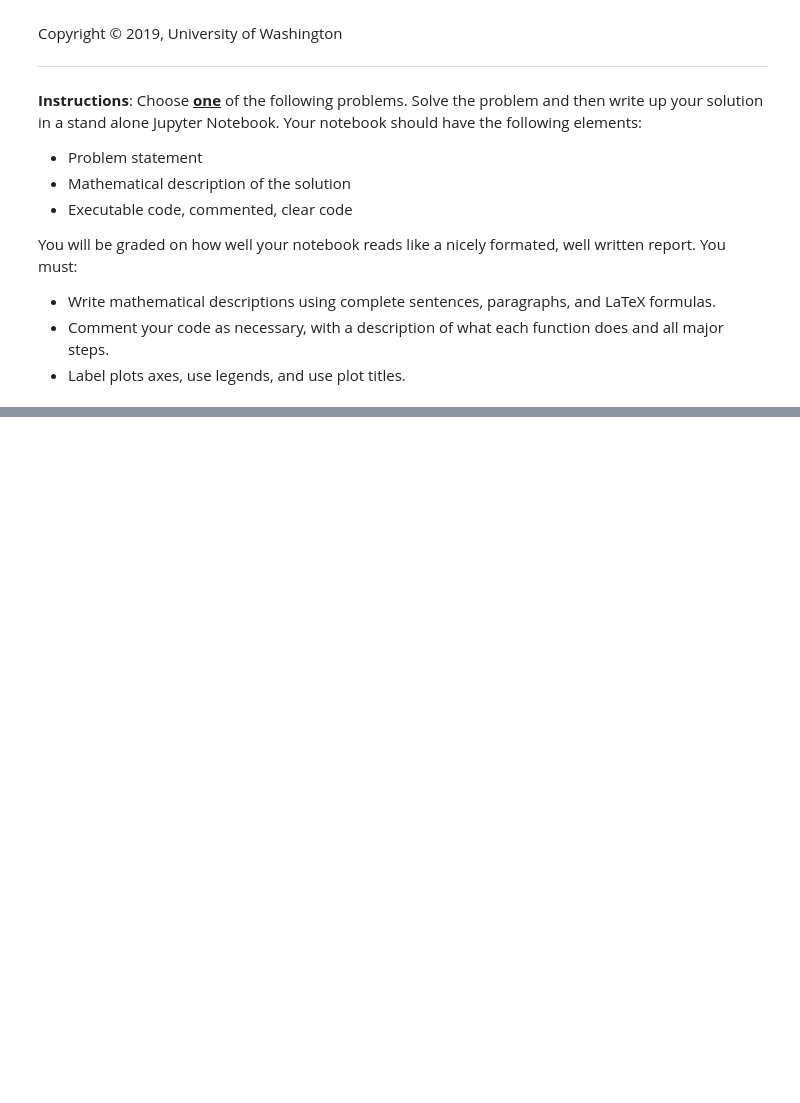
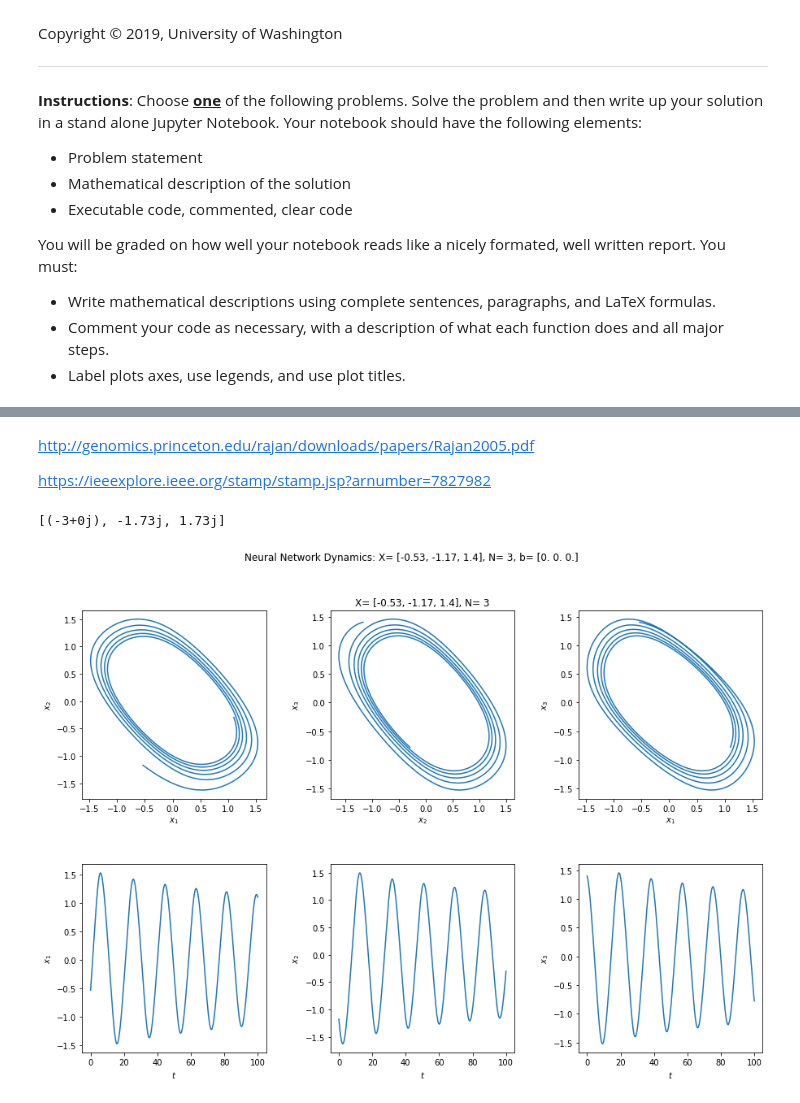
Before and after one commit to kegedy/EE502P, a Jupyter notebook: hw/kevin/HW10.ipynb, the cells around one changed output, grey strips where cells are left out. Saved outputs shown, nothing was run; the diff lists cells and outputs as text; code cells hidden in the pictures; blank space fills up the shorter version.

```diff
--- a/hw/kevin/HW10.ipynb
+++ b/hw/kevin/HW10.ipynb
@@ -361,0 +107,4 @@ The iterable function was deprecated in Matplotlib 3.1 and will be removed in 3.
+# %% [markdown]
+http://genomics.princeton.edu/rajan/downloads/papers/Rajan2005.pdf
+
+https://ieeexplore.ieee.org/stamp/stamp.jsp?arnumber=7827982
@@ -361,0 +132,69 @@ The iterable function was deprecated in Matplotlib 3.1 and will be removed in 3.
+# %%
+# neurons
+N = 3
+
+# weight matrix
+W = -np.array([
+    [1,2,0],
+    [0,1,2],
+    [2,0,1]
+])
+
+# bias
+b = np.zeros(N)
+
+# time
+t = np.linspace(0., 100, 6000)
+# %%
+# Format Eigenvalues
+_W = sp.Matrix(W)
+eigs = list(_W.eigenvals().keys())
+eigs = [eig.evalf() for eig in eigs]
+for i,eig in enumerate(eigs):
+    eig = complex(eig)
+    if round(eig.real,2)==0 and round(eig.imag,2)==0:
+        eigs[i] = 0
+    else:
+        eigs[i] = complex(round(eig.real,2),round(eig.imag,2))
+eigs
+# %% [output]
+[(-3+0j), -1.73j, 1.73j]
+# %%
+fig,axs = plt.subplots(2,3,figsize=(15,10))
+plt.subplots_adjust(hspace=0.35)
+plt.subplots_adjust(wspace=0.35)
+
+#X = [-0.65, 0.20, 0.34]  # These conditions provide nicely shaped oscillations
+X = generate_initial_cond(N)
+trajectory0 = spi.odeint(firing_rates,X,t,args=(W,b,N))
+
+X = [round(x,2) for x in X]  # Format to fit on graph
+axs[0,0].plot(trajectory0[:,0],trajectory0[:,1])
+axs[0,0].set_xlabel("$x_1$")
+axs[0,0].set_ylabel("$x_2$")
+
+axs[0,1].plot(trajectory0[:,1],trajectory0[:,2])
+axs[0,1].set_xlabel("$x_2$")
+axs[0,1].set_ylabel("$x_3$")
+axs[0,1].set_title(f"X= {X}, N= {N}")
+
+axs[0,2].plot(trajectory0[:,0],trajectory0[:,2])
+axs[0,2].set_xlabel("$x_1$")
+axs[0,2].set_ylabel("$x_3$")
+
+axs[1,0].plot(t,trajectory0[:,0])
+axs[1,0].set_xlabel("$t$")
+axs[1,0].set_ylabel("$x_1$")
+
+axs[1,1].plot(t,trajectory0[:,1])
+axs[1,1].set_xlabel("$t$")
+axs[1,1].set_ylabel("$x_2$")
+
+axs[1,2].plot(t,trajectory0[:,2])
+axs[1,2].set_xlabel("$t$")
+axs[1,2].set_ylabel("$x_3$")
+
+plt.suptitle(f"Neural Network Dynamics: X= {X}, N= {N}, b= {b}")
+plt.show();
+# %% [output]
+[figure, added]
```
Also changed, not shown: parts of 34 cells of this notebook.
